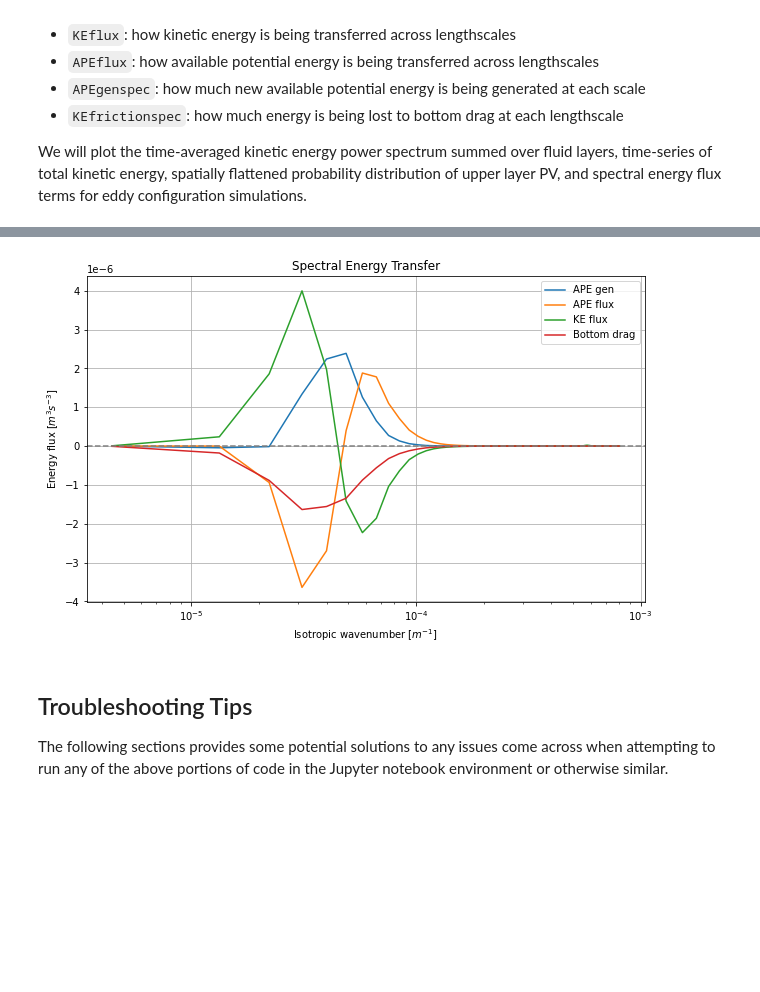
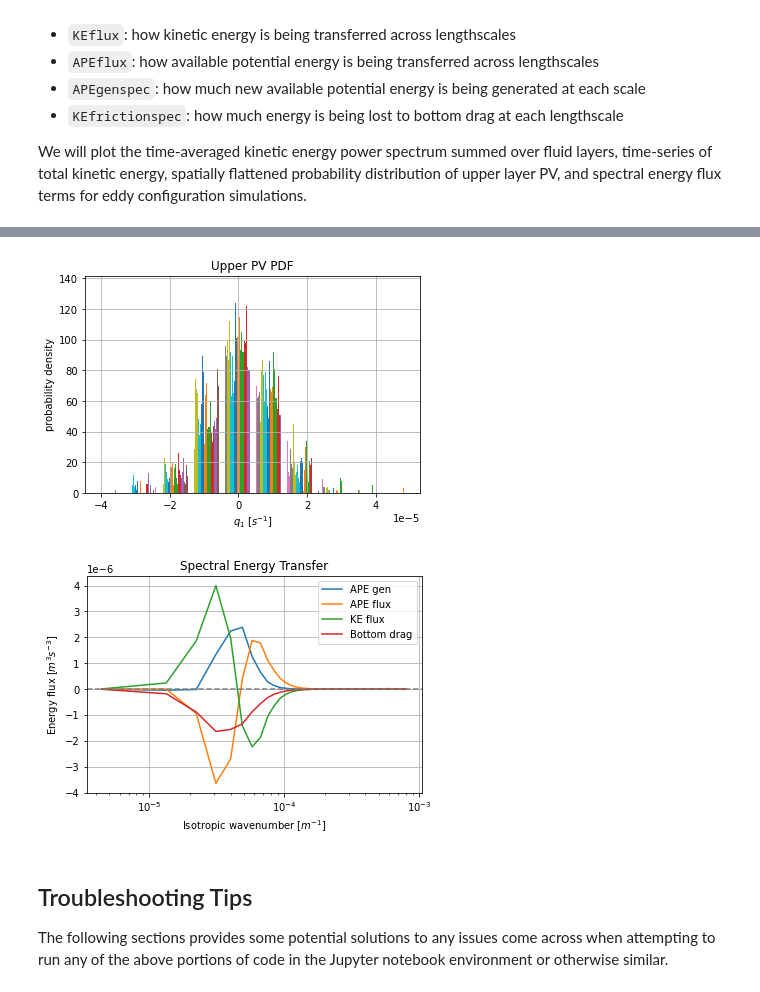
Before and after one commit to m2lines/MLwithQG, a Jupyter notebook: notebooks/Running High Resolution Simulations With pyqg.ipynb, the cells around one changed output, grey strips where cells are left out. Cells and saved outputs as stored; diff of their text form; code cells hidden in the pictures; blank space fills up the shorter version.

```diff
--- a/notebooks/Running High Resolution Simulations With pyqg.ipynb
+++ b/notebooks/Running High Resolution Simulations With pyqg.ipynb
@@ -210,27 +223,33 @@ plt.grid()
 # %%
 # TODO: Plot spatially flattened probability distributiom of upper layer PV
+plt.hist(eddy_model_ds.q.isel(lev=0))
+plt.xlabel(r'$q_{1}$ [$s^{-1}$]')
+plt.ylabel('probability density')
+plt.title('Upper PV PDF')
+plt.grid()
+# %% [output]
+[figure, added]
 # %%
 # Spectral energy flux terms
 kr, APEgenspec = tools.calc_ispec(eddy_model, eddy_model_ds.APEgenspec.data)
 _, APEflux     = tools.calc_ispec(eddy_model, eddy_model_ds.APEflux.data)
 _, KEflux      = tools.calc_ispec(eddy_model, eddy_model_ds.KEflux.data)
 _, KEfrictionspec = tools.calc_ispec(eddy_model, eddy_model_ds.KEfrictionspec.data)
 
 energy_budget = [ APEgenspec,
                   APEflux,
                   KEflux,
                   KEfrictionspec]
 energy_budget_labels = ['APE gen','APE flux','KE flux','Bottom drag']
-plt.figure(figsize=(10,6))
 [plt.semilogx(kr, term) for term in energy_budget]
 plt.axhline(0, color='gray', ls='--')
 plt.legend(energy_budget_labels, loc='upper right')
 plt.xlabel(r'Isotropic wavenumber [$m^{-1}$]');
 plt.ylabel(r'Energy flux [$m^{3}s^{-3}$]');
 plt.title('Spectral Energy Transfer');
 plt.grid()
 # %% [output]
-[figure, old version]
+[figure, new version]
 # %% [markdown]
 ## Troubleshooting Tips
 The following sections provides some potential solutions to any issues come across when attempting to run any of the above portions of code in the Jupyter notebook environment or otherwise similar.
```
Also changed, not shown: parts of 4 cells of this notebook.
